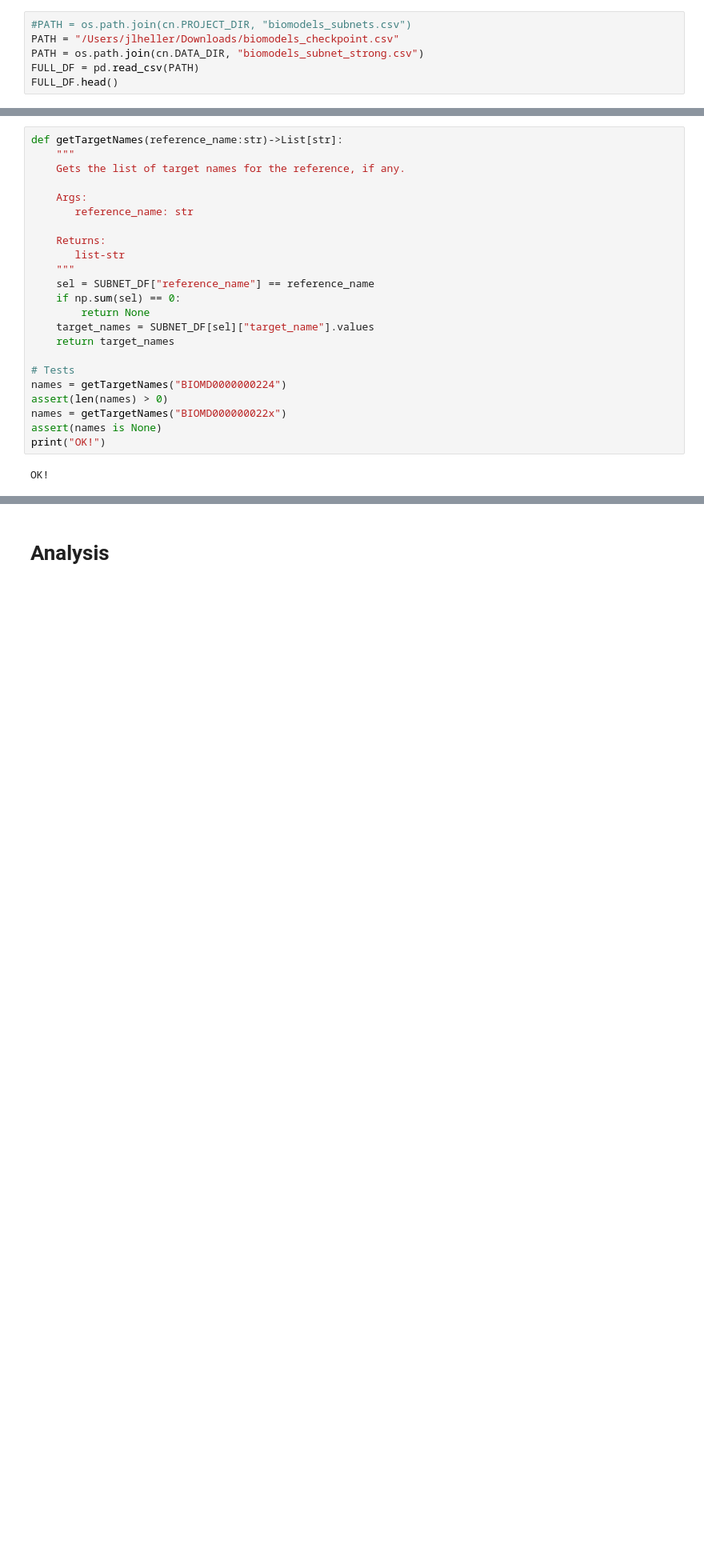
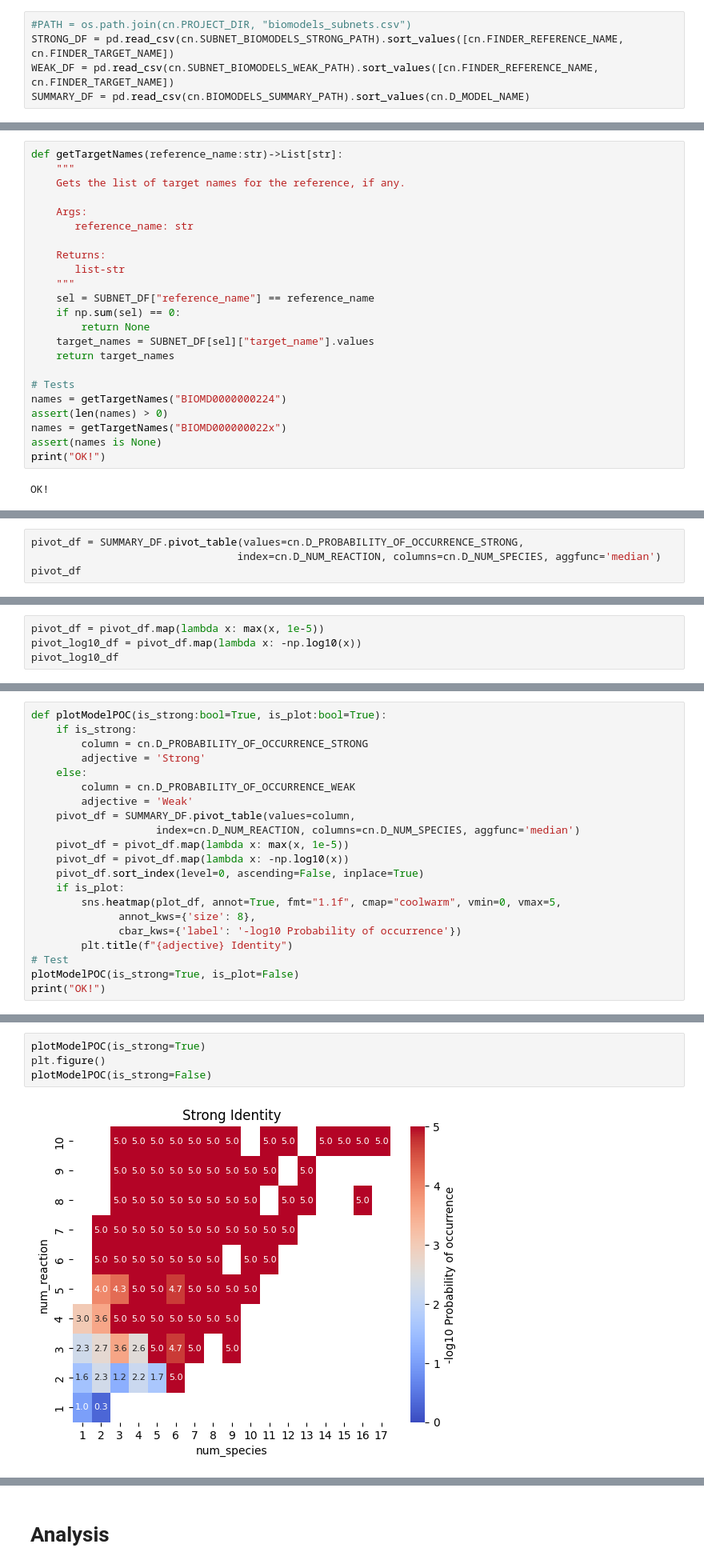
Before and after one commit to ModelEngineering/pySubnetSB, a Jupyter notebook: notebooks/analyze_biomodels_subnets.ipynb, the cells around one changed output, grey strips where cells are left out. Shown at 80% size. Cells and saved outputs as stored; diff of their text form; blank space fills up the shorter version.

```diff
--- a/notebooks/analyze_biomodels_subnets.ipynb
+++ b/notebooks/analyze_biomodels_subnets.ipynb
@@ -15,6 +18,5 @@ from pySubnetSB.network import Network
 # %%
 #PATH = os.path.join(cn.PROJECT_DIR, "biomodels_subnets.csv")
-PATH = "/Users/jlheller/Downloads/biomodels_checkpoint.csv"
-PATH = os.path.join(cn.DATA_DIR, "biomodels_subnet_strong.csv")
-FULL_DF = pd.read_csv(PATH)
-FULL_DF.head()
+STRONG_DF = pd.read_csv(cn.SUBNET_BIOMODELS_STRONG_PATH).sort_values([cn.FINDER_REFERENCE_NAME, cn.FINDER_TARGET_NAME])
+WEAK_DF = pd.read_csv(cn.SUBNET_BIOMODELS_WEAK_PATH).sort_values([cn.FINDER_REFERENCE_NAME, cn.FINDER_TARGET_NAME])
+SUMMARY_DF = pd.read_csv(cn.BIOMODELS_SUMMARY_PATH).sort_values(cn.D_MODEL_NAME)
@@ -207,0 +191,4 @@ num_reference_target_pair=109536
+# %%
+pivot_df = SUMMARY_DF.pivot_table(values=cn.D_PROBABILITY_OF_OCCURRENCE_STRONG,
+                                 index=cn.D_NUM_REACTION, columns=cn.D_NUM_SPECIES, aggfunc='median')
+pivot_df
@@ -207,0 +208,4 @@ num_reference_target_pair=109536
+# %%
+pivot_df = pivot_df.map(lambda x: max(x, 1e-5))
+pivot_log10_df = pivot_df.map(lambda x: -np.log10(x))
+pivot_log10_df
@@ -207,0 +225,21 @@ num_reference_target_pair=109536
+# %%
+def plotModelPOC(is_strong:bool=True, is_plot:bool=True):
+    if is_strong:
+        column = cn.D_PROBABILITY_OF_OCCURRENCE_STRONG
+        adjective = 'Strong'
+    else:
+        column = cn.D_PROBABILITY_OF_OCCURRENCE_WEAK
+        adjective = 'Weak'
+    pivot_df = SUMMARY_DF.pivot_table(values=column,
+                    index=cn.D_NUM_REACTION, columns=cn.D_NUM_SPECIES, aggfunc='median')
+    pivot_df = pivot_df.map(lambda x: max(x, 1e-5))
+    pivot_df = pivot_df.map(lambda x: -np.log10(x))
+    pivot_df.sort_index(level=0, ascending=False, inplace=True)
+    if is_plot:
+        sns.heatmap(plot_df, annot=True, fmt="1.1f", cmap="coolwarm", vmin=0, vmax=5,
+              annot_kws={'size': 8},
+              cbar_kws={'label': '-log10 Probability of occurrence'})
+        plt.title(f"{adjective} Identity")
+# Test
+plotModelPOC(is_strong=True, is_plot=False)
+print("OK!")
@@ -207,0 +248,6 @@ num_reference_target_pair=109536
+# %%
+plotModelPOC(is_strong=True)
+plt.figure()
+plotModelPOC(is_strong=False)
+# %% [output]
+[figure, added]
```
Also changed, not shown: parts of 19 cells of this notebook, 5 other files.
